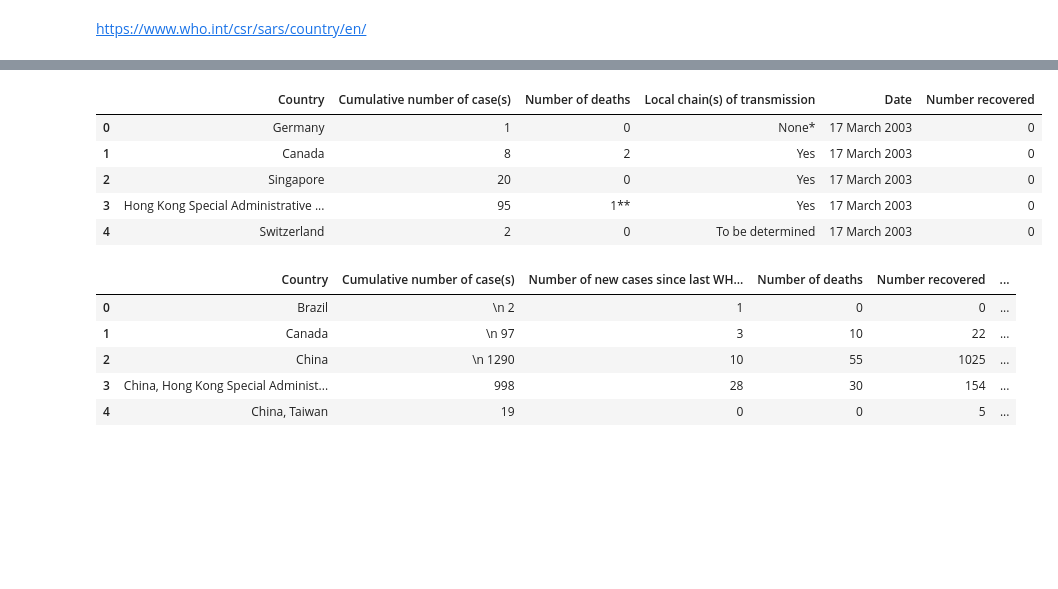
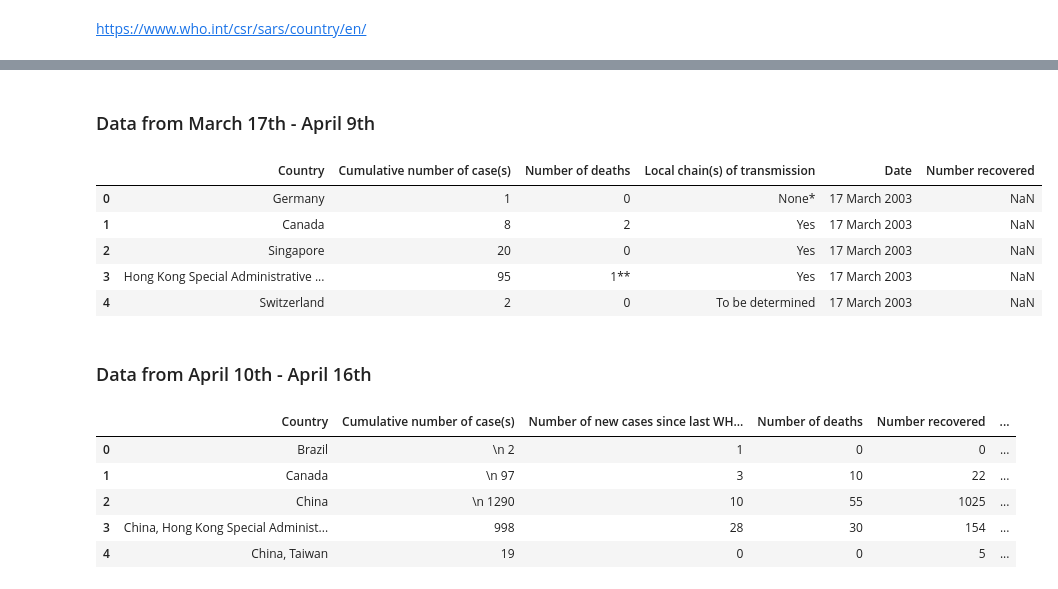
Before and after one commit to imdevskp/sars-2003-outbreak-data-webscraping-code, a Jupyter notebook: web_scrap.ipynb, the cells around one changed output, grey strips where cells are left out. Saved outputs shown, nothing was run; the diff lists cells and outputs as text; code cells hidden in the pictures; blank space fills up the shorter version.

```diff
--- a/web_scrap.ipynb
+++ b/web_scrap.ipynb
@@ -8,27 +3,2 @@ from bs4 import BeautifulSoup
 # %% [markdown]
 https://www.who.int/csr/sars/country/en/
-# %%
-# extracting the web address of situation reports for each date ----------
-
-who_url = "https://www.who.int/csr/sars/country/en/"
-who_req = requests.get(who_url)
-who_soup = BeautifulSoup(who_req.content, "html.parser")
-who_data = who_soup.findAll('div', attrs={'class':'col_2-1_1'})
-
-situation_reports_links = []
-situation_reports_dates = []
-
-for div in who_data:
-    links = div.findAll('a')
-    for ind, a in enumerate(links):
-        if(ind==96): # no tables on that date
-            pass
-        else:
-            address = 'https://www.who.int'+a.get('href')
-            date = a.contents[0]
-            situation_reports_links.append(address)
-            situation_reports_dates.append(date)
-
-# print(situation_reports_links[:3])
-# print(situation_reports_dates[:3])
-print(len(situation_reports_dates))
@@ -36,0 +35,8 @@ print(len(situation_reports_dates))
+# %%
+# find all the links in who_data
+# ==============================
+
+# find all the links in who_data
+links = who_data[0].findAll('a')
+# no. of links
+print(len(links))
@@ -125,29 +190,33 @@ sr_df[0].head()
+# %% [markdown]
+### Data from March 17th - April 9th
 # %%
 temp = sr_df.copy()
 
 mar_17_to_apr_9_dfs = temp[:21]
 mar_17_to_apr_9_dates = situation_reports_dates[:21]
 
 cols = ['Country', 'Cumulative number of case(s)', 'Number of deaths', 'Local chain(s) of transmission']
 
 for df, date in zip(mar_17_to_apr_9_dfs, mar_17_to_apr_9_dates):
     df.columns = cols
     df['Date'] = date
-    df['Number recovered'] = 0
+    df['Number recovered'] = np.nan
 
 mar_17_to_apr_9 = pd.concat(mar_17_to_apr_9_dfs)
 mar_17_to_apr_9.head()
 
 # print(mar_17_to_apr_9.shape)
 # print(sum([len(i) for i in mar_17_to_apr_9_dfs]))
 # print(len(mar_17_to_apr_9_dfs))
 # %% [output]
 |  | Country | Cumulative number of case(s) | Number of deaths | Local chain(s) of transmission | Date | Number recovered |
-| 0 | Germany | 1 | 0 | None* | 17 March 2003 | 0 |
-| 1 | Canada | 8 | 2 | Yes | 17 March 2003 | 0 |
-| 2 | Singapore | 20 | 0 | Yes | 17 March 2003 | 0 |
-| 3 | Hong Kong Special Administrative ... | 95 | 1** | Yes | 17 March 2003 | 0 |
-| 4 | Switzerland | 2 | 0 | To be determined | 17 March 2003 | 0 |
+| 0 | Germany | 1 | 0 | None* | 17 March 2003 | NaN |
+| 1 | Canada | 8 | 2 | Yes | 17 March 2003 | NaN |
+| 2 | Singapore | 20 | 0 | Yes | 17 March 2003 | NaN |
+| 3 | Hong Kong Special Administrative ... | 95 | 1** | Yes | 17 March 2003 | NaN |
+| 4 | Switzerland | 2 | 0 | To be determined | 17 March 2003 | NaN |
+# %% [markdown]
+### Data from April 10th - April 16th
 # %%
 temp = sr_df.copy()
 
```
Also changed, not shown: parts of 20 cells of this notebook, 5 other files.
